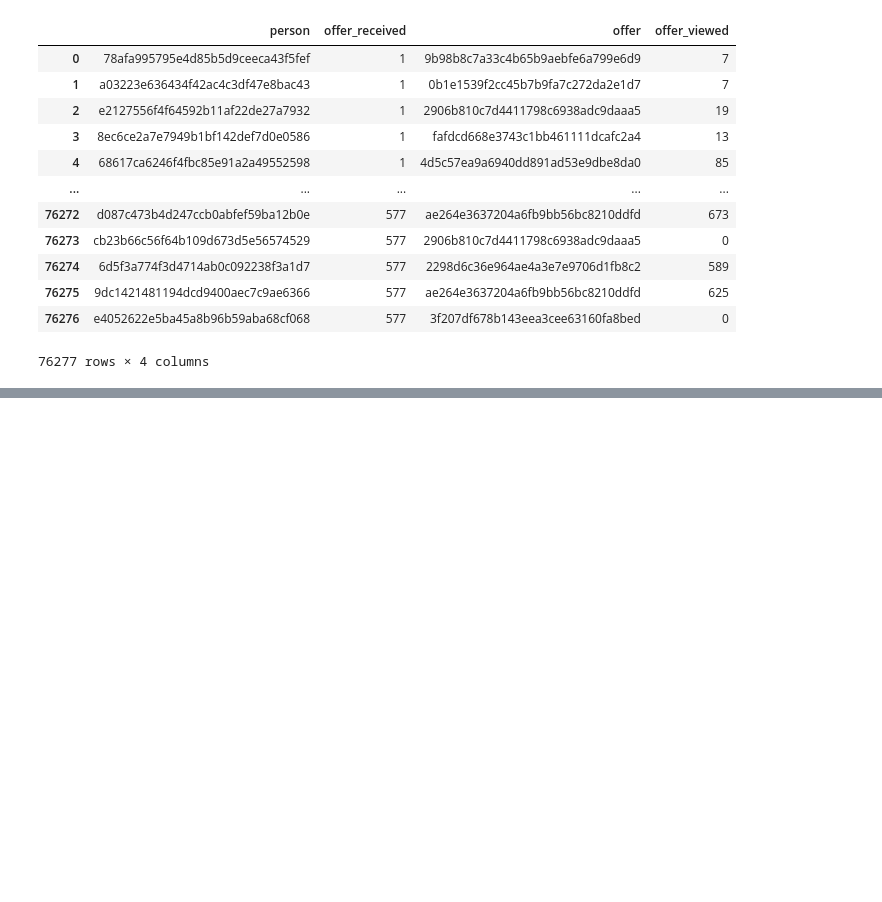
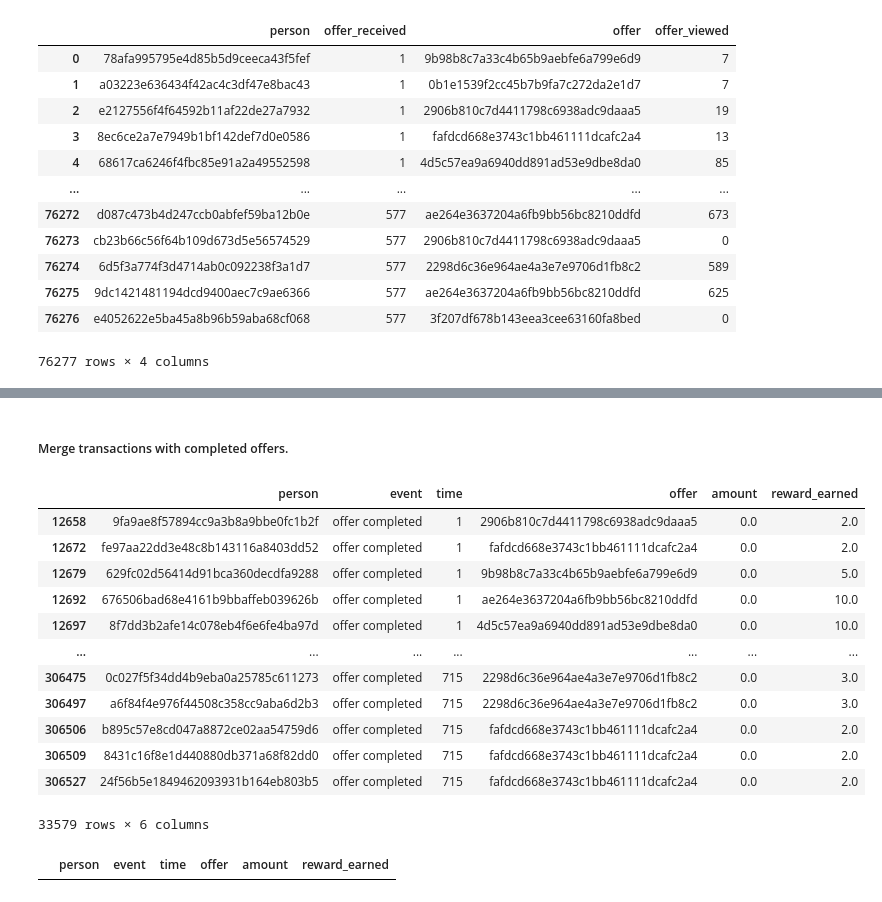
Before and after one commit to natashk/Starbucks-Capstone, a Jupyter notebook: Starbucks_Capstone_notebook.ipynb, the cells around one changed output, grey strips where cells are left out. Cells and saved outputs as stored; diff of their text form; code cells hidden in the pictures; blank space fills up the shorter version.

Commit message:
Combined transactions and completed offers

```diff
--- a/Starbucks_Capstone_notebook.ipynb
+++ b/Starbucks_Capstone_notebook.ipynb
@@ -486,0 +517,22 @@ event_received_viewed_df
+# %% [markdown]
+##### Merge transactions with completed offers.
+# %%
+event_completed_df
+# %% [output]
+|  | person | event | time | offer | amount | reward_earned |
+| 12658 | 9fa9ae8f57894cc9a3b8a9bbe0fc1b2f | offer completed | 1 | 2906b810c7d4411798c6938adc9daaa5 | 0.0 | 2.0 |
+| 12672 | fe97aa22dd3e48c8b143116a8403dd52 | offer completed | 1 | fafdcd668e3743c1bb461111dcafc2a4 | 0.0 | 2.0 |
+| 12679 | 629fc02d56414d91bca360decdfa9288 | offer completed | 1 | 9b98b8c7a33c4b65b9aebfe6a799e6d9 | 0.0 | 5.0 |
+| 12692 | 676506bad68e4161b9bbaffeb039626b | offer completed | 1 | ae264e3637204a6fb9bb56bc8210ddfd | 0.0 | 10.0 |
+| 12697 | 8f7dd3b2afe14c078eb4f6e6fe4ba97d | offer completed | 1 | 4d5c57ea9a6940dd891ad53e9dbe8da0 | 0.0 | 10.0 |
+| ... | ... | ... | ... | ... | ... | ... |
+| 306475 | 0c027f5f34dd4b9eba0a25785c611273 | offer completed | 715 | 2298d6c36e964ae4a3e7e9706d1fb8c2 | 0.0 | 3.0 |
+| 306497 | a6f84f4e976f44508c358cc9aba6d2b3 | offer completed | 715 | 2298d6c36e964ae4a3e7e9706d1fb8c2 | 0.0 | 3.0 |
+| 306506 | b895c57e8cd047a8872ce02aa54759d6 | offer completed | 715 | fafdcd668e3743c1bb461111dcafc2a4 | 0.0 | 2.0 |
+| 306509 | 8431c16f8e1d440880db371a68f82dd0 | offer completed | 715 | fafdcd668e3743c1bb461111dcafc2a4 | 0.0 | 2.0 |
+| 306527 | 24f56b5e1849462093931b164eb803b5 | offer completed | 715 | fafdcd668e3743c1bb461111dcafc2a4 | 0.0 | 2.0 |
+33579 rows × 6 columns
+# %%
+event_completed_df[event_completed_df['amount']!=0]
+# %% [output]
+|  | person | event | time | offer | amount | reward_earned |
```
Also changed, not shown: parts of 28 cells of this notebook.
